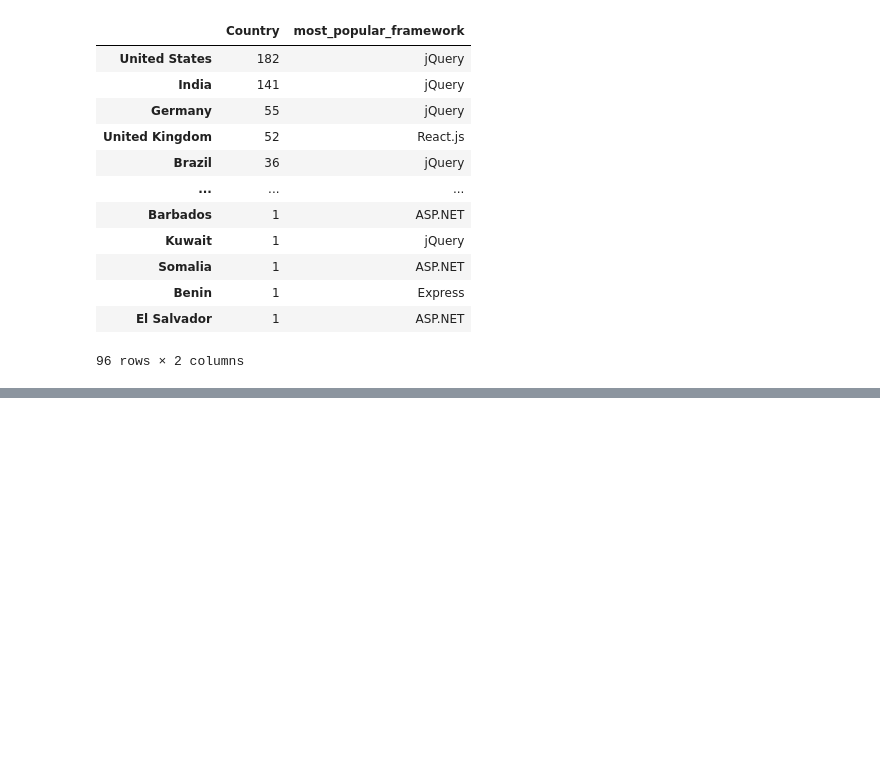
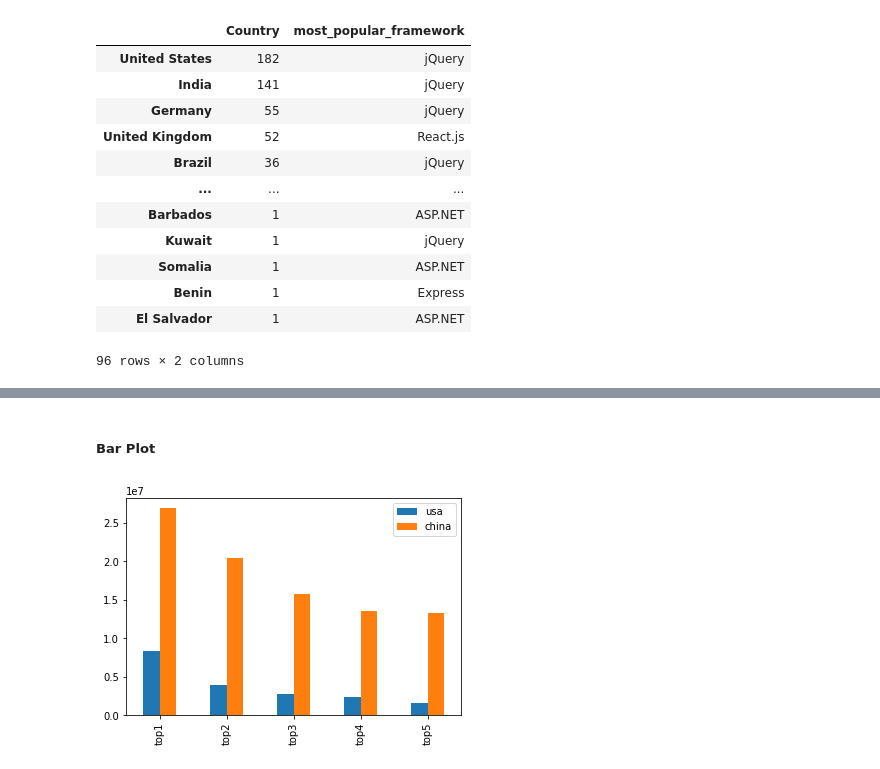
Before and after one commit to YJCheng1210/Matplotlib_Numpy_Pandas, a Jupyter notebook: Pandas_Lab2 - Data Analysis, Filtering, Groupby, Joining.ipynb, the cells around one changed output, grey strips where cells are left out. Saved outputs shown, nothing was run; the diff lists cells and outputs as text; code cells hidden in the pictures; blank space fills up the shorter version.

```diff
--- a/Pandas_Lab2 - Data Analysis, Filtering, Groupby, Joining.ipynb
+++ b/Pandas_Lab2 - Data Analysis, Filtering, Groupby, Joining.ipynb
@@ -2574,0 +3019,6 @@ final_df
+# %% [markdown]
+##### Bar Plot
+# %%
+axs = top_city_population.plot.bar()
+# %% [output]
+[figure, added]
```
Also changed, not shown: parts of 83 cells of this notebook.
